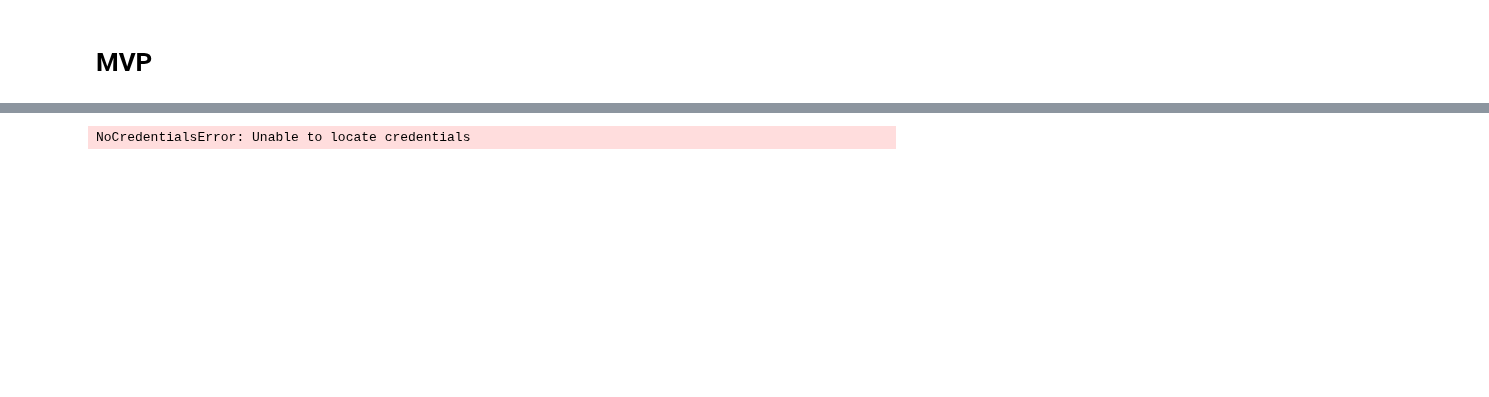
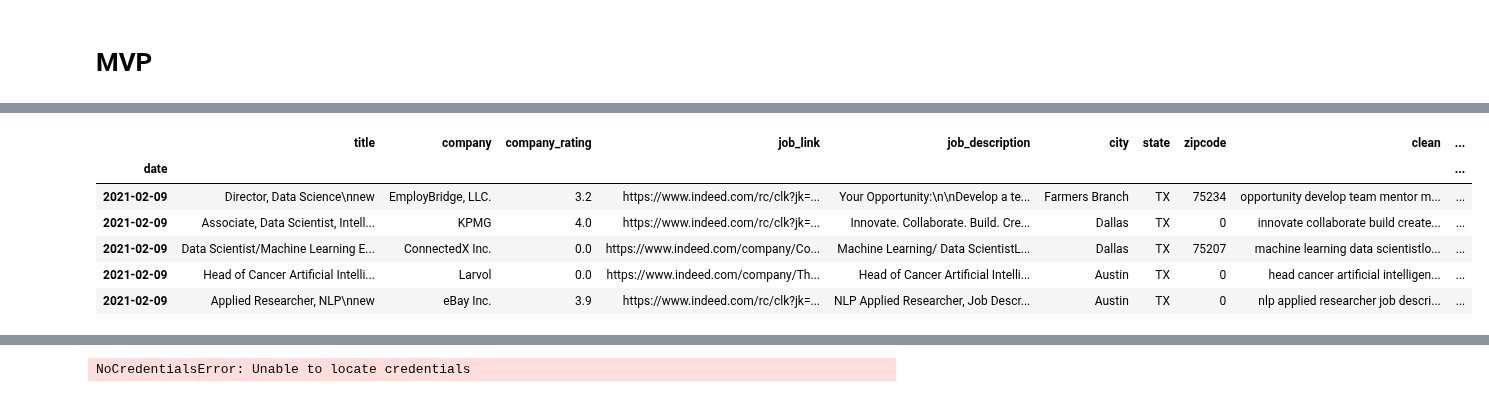
Before and after one commit to Blue-Owl-Data/Job-Search-Dashboard, a Jupyter notebook: MVP.ipynb, the cells around one changed output, grey strips where cells are left out. Cells and saved outputs as stored; diff of their text form; code cells hidden in the pictures; blank space fills up the shorter version.

Commit message:
acquire data from AWS, prepare the data and pick up the top skills for data scientist positionsin TX

```diff
--- a/MVP.ipynb
+++ b/MVP.ipynb
@@ -27,0 +43,17 @@ pd.read_json("df_ds_tx_prepared.json")
+# %%
+# Read the json file and convert it to pandas dataframe
+
+df_ds = pd.read_json('df_ds_tx_prepared_backup.json')
+df_wd = pd.read_json('df_wd_tx_prepared_backup.json')
+
+# Set the date column as the index and sort the index
+
+df_ds.date = pd.to_datetime(df_ds.date)
+df_ds = df_ds.set_index('date').sort_index(ascending=False)
+df_wd.date = pd.to_datetime(df_wd.date)
+df_wd = df_wd.set_index('date').sort_index(ascending=False)
+
+# Print the number of job postings in each dataframe
+
+print("Number of data scientist job postings in TX: ", df_ds.shape[0])
+print("Number of web developer job postings in TX: ", df_wd.shape[0])
@@ -27,0 +109,11 @@ pd.read_json("df_ds_tx_prepared.json")
+# %%
+# Print the first 5 rows of the dataframe df_ds
+df_ds.head()
+# %% [output]
+|  | title | company | company_rating | job_link | job_description | city | state | zipcode | clean | ... |
+| date |  |  |  |  |  |  |  |  |  | ... |
+| 2021-02-09 | Director, Data Science\nnew | EmployBridge, LLC. | 3.2 | https://www.indeed.com/rc/clk?jk=... | Your Opportunity:\n\nDevelop a te... | Farmers Branch | TX | 75234 | opportunity develop team mentor m... | ... |
+| 2021-02-09 | Associate, Data Scientist, Intell... | KPMG | 4.0 | https://www.indeed.com/rc/clk?jk=... | Innovate. Collaborate. Build. Cre... | Dallas | TX | 0 | innovate collaborate build create... | ... |
+| 2021-02-09 | Data Scientist/Machine Learning E... | ConnectedX Inc. | 0.0 | https://www.indeed.com/company/Co... | Machine Learning/ Data ScientistL... | Dallas | TX | 75207 | machine learning data scientistlo... | ... |
+| 2021-02-09 | Head of Cancer Artificial Intelli... | Larvol | 0.0 | https://www.indeed.com/company/Th... | Head of Cancer Artificial Intelli... | Austin | TX | 0 | head cancer artificial intelligen... | ... |
+| 2021-02-09 | Applied Researcher, NLP\nnew | eBay Inc. | 3.9 | https://www.indeed.com/rc/clk?jk=... | NLP Applied Researcher, Job Descr... | Austin | TX | 0 | nlp applied researcher job descri... | ... |
```
Also changed, not shown: parts of 30 cells of this notebook.
